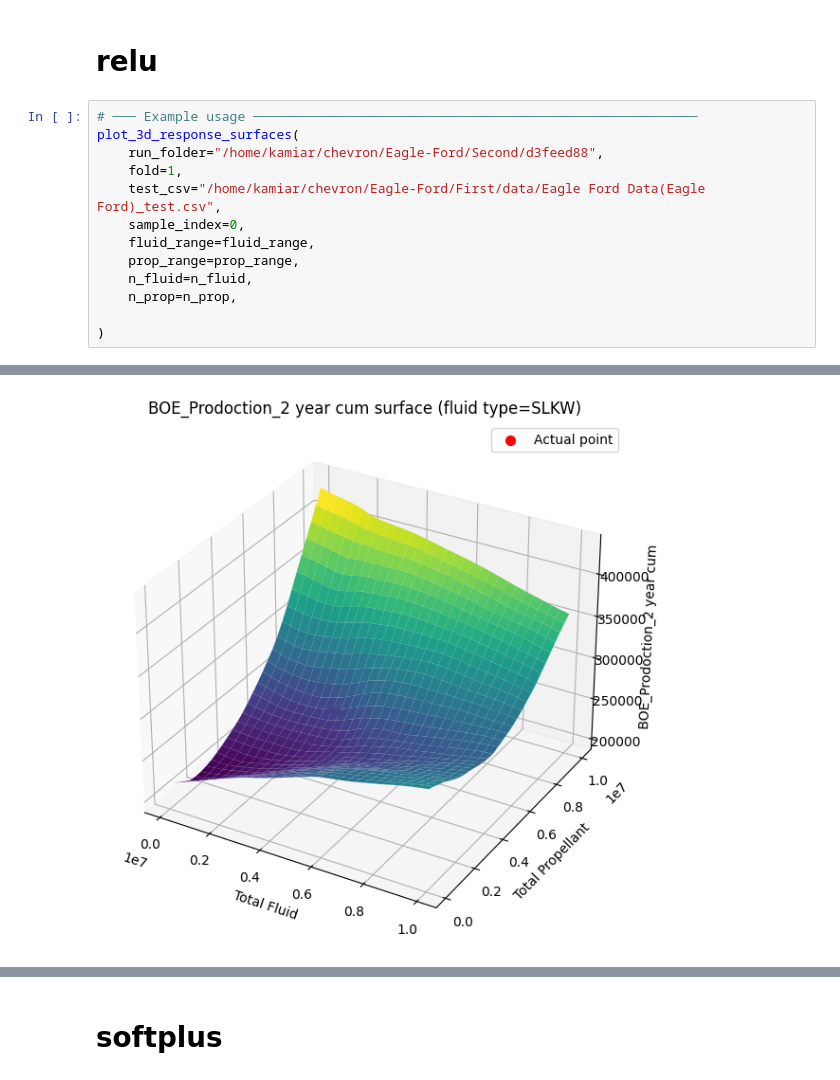
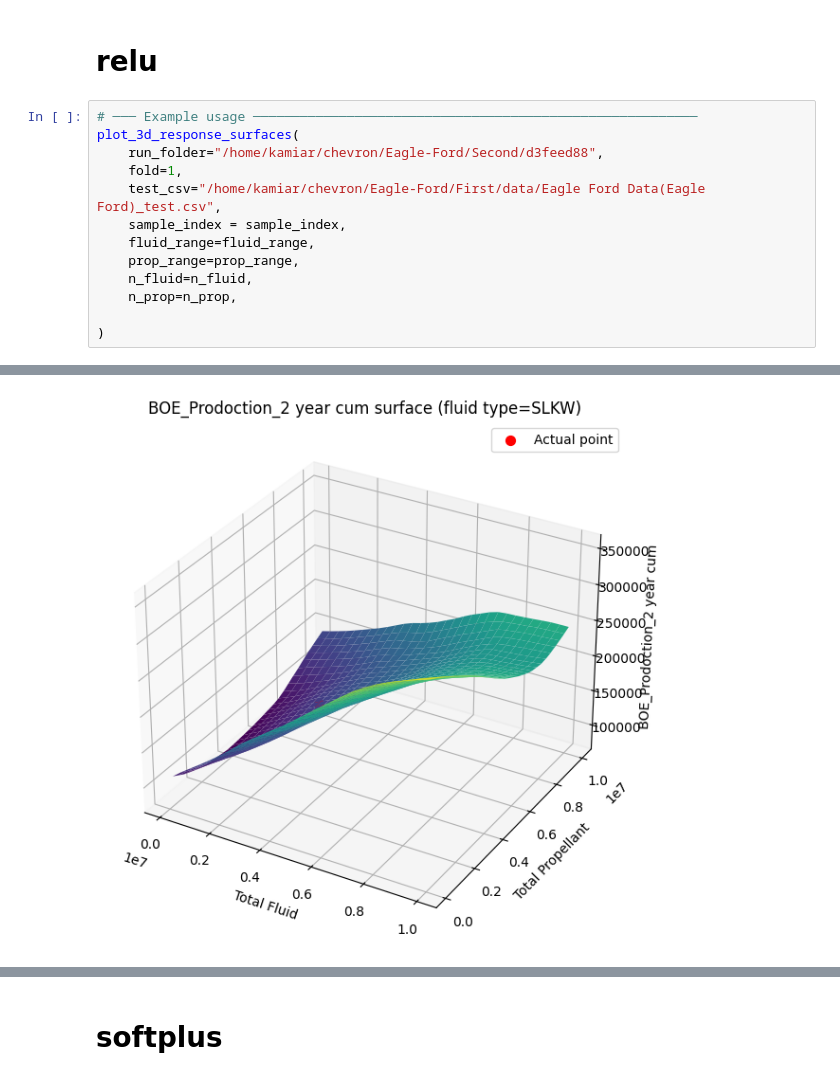
Before and after one commit to kamiaras/Eagle-Ford, a Jupyter notebook: Second/plot3D_IO.ipynb, the cells around one changed output, grey strips where cells are left out. Drawn from its saved outputs; the diff is of its cells as text.

Commit message:
plots sent

```diff
--- a/Second/plot3D_IO.ipynb
+++ b/Second/plot3D_IO.ipynb
@@ -159,7 +159,7 @@ plot_3d_response_surfaces(
     run_folder="/home/kamiar/chevron/Eagle-Ford/Second/d3feed88",
     fold=1,
     test_csv="/home/kamiar/chevron/Eagle-Ford/First/data/Eagle Ford Data(Eagle Ford)_test.csv",
-    sample_index=0,
+    sample_index = sample_index,
     fluid_range=fluid_range,
     prop_range=prop_range,
     n_fluid=n_fluid,
@@ -171 +171 @@ plot_3d_response_surfaces(
-[figure, old version]
+[figure, new version]
```
Also changed, not shown: parts of 4 cells of this notebook, 13 other files.
